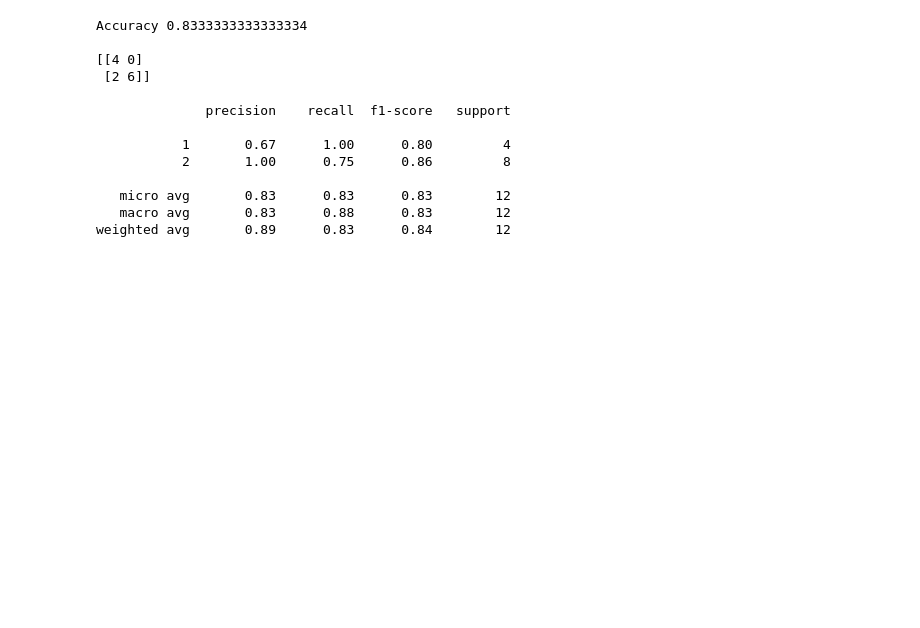
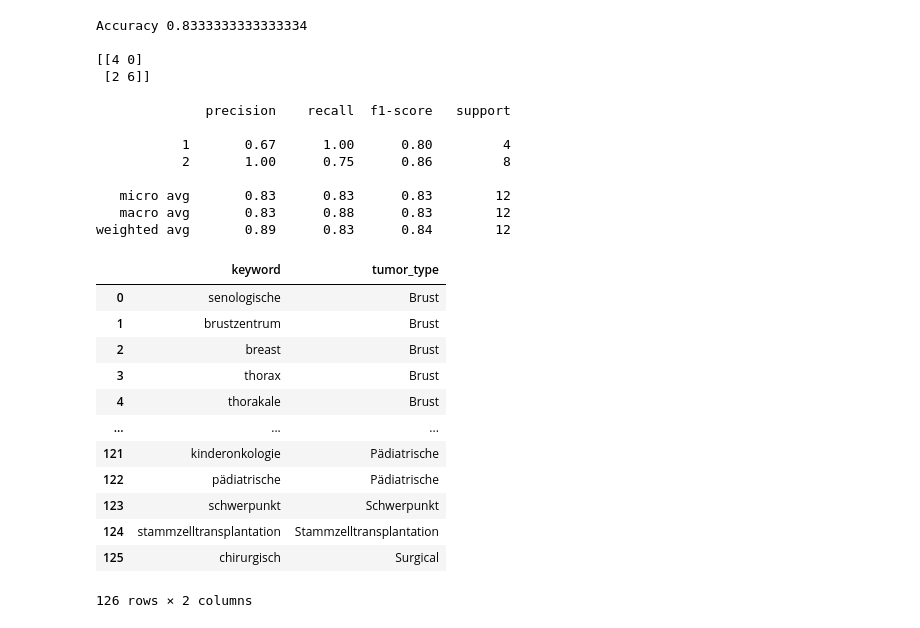
Before and after one commit to mtkublin/peak_data_hiring, a Jupyter notebook: exploration.ipynb, the cells around one changed output. Cells and saved outputs as stored; diff of their text form; code cells hidden in the pictures; blank space fills up the shorter version.

```diff
--- a/exploration.ipynb
+++ b/exploration.ipynb
@@ -240,3 +296,20 @@ Accuracy 0.8333333333333334
    micro avg       0.83      0.83      0.83        12
    macro avg       0.83      0.88      0.83        12
 weighted avg       0.89      0.83      0.84        12
+# %%
+kw2tt = pd.read_csv("keyword2tumor_type.csv")
+kw2tt
+# %% [output]
+|  | keyword | tumor_type |
+| 0 | senologische | Brust |
+| 1 | brustzentrum | Brust |
+| 2 | breast | Brust |
+| 3 | thorax | Brust |
+| 4 | thorakale | Brust |
+| ... | ... | ... |
+| 121 | kinderonkologie | Pädiatrische |
+| 122 | pädiatrische | Pädiatrische |
+| 123 | schwerpunkt | Schwerpunkt |
+| 124 | stammzelltransplantation | Stammzelltransplantation |
+| 125 | chirurgisch | Surgical |
+126 rows × 2 columns
```
Also changed, not shown: parts of 30 cells of this notebook, 2 other files.
